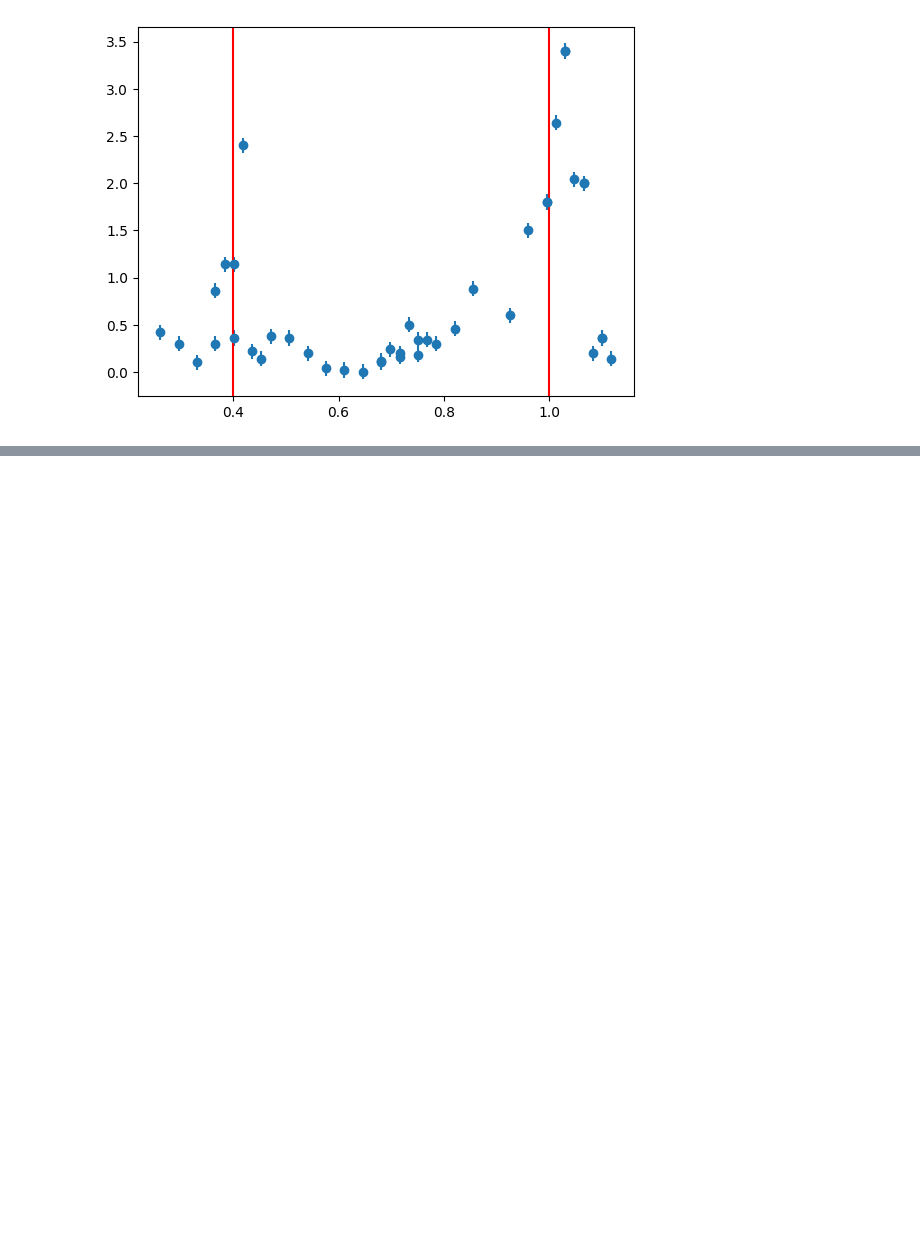
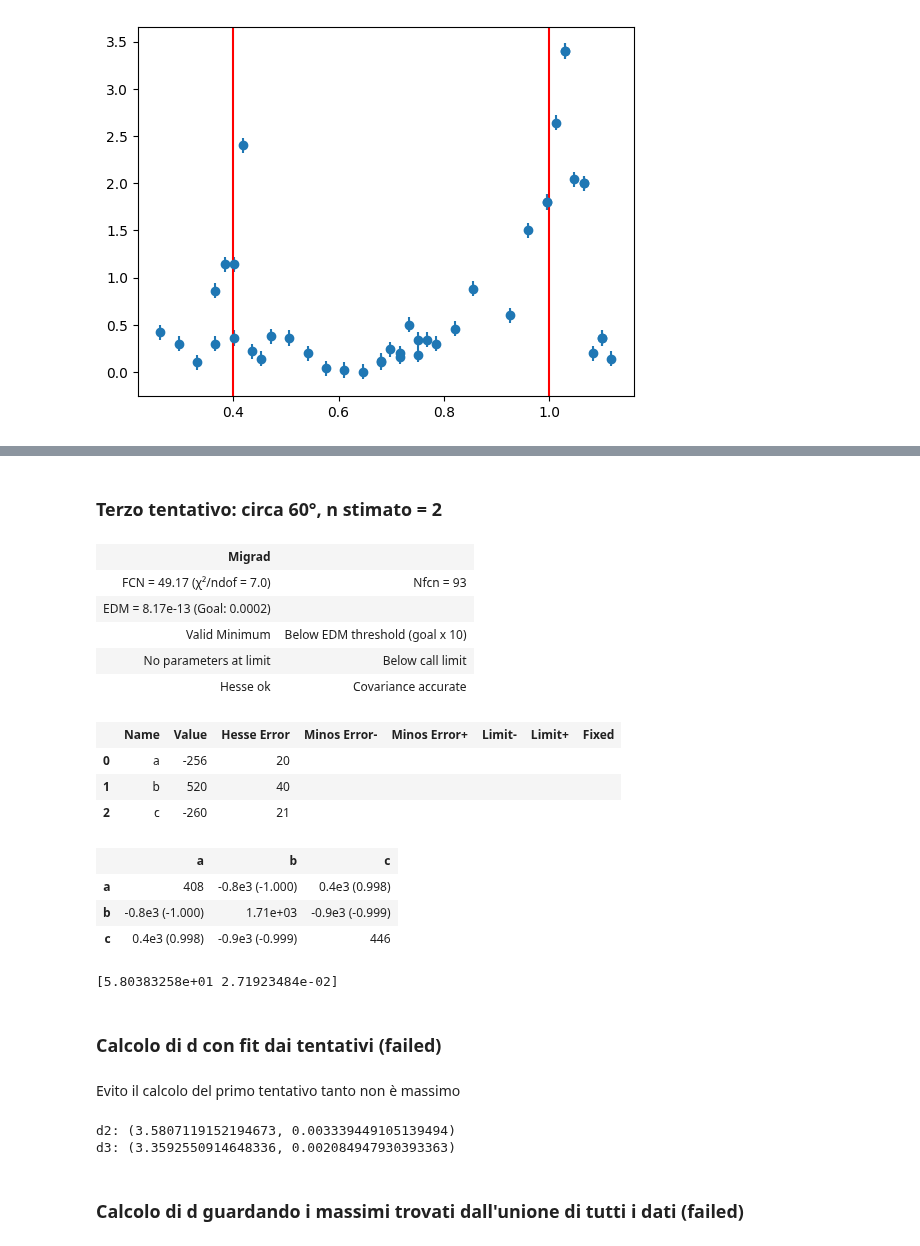
Before and after one commit to ARossiUnimib/Laboratorio-2---Gruppo-21-A.A.-2023-24, a Jupyter notebook: Notebooks/Microonde/Microonde.ipynb, the cells around one changed output, grey strips where cells are left out. Drawn from its saved outputs; the diff is of its cells as text; code cells hidden in the pictures; blank space fills up the shorter version.

```diff
--- a/Notebooks/Microonde/Microonde.ipynb
+++ b/Notebooks/Microonde/Microonde.ipynb
@@ -624,0 +502,51 @@ plt.show()
+# %% [markdown]
+### Terzo tentativo: circa 60°, n stimato = 2
+# %%
+thetas3 = np.array(np.radians([53,55, 57, 58, 59, 60, 61, 62, 63, 64]))
+M3 = np.array([0.6, 1.5, 1.8, 2.64, 3.4, 2.04, 2.0,  0.2, 0.36, 0.14])
+err_M3 = np.array([0.24] * len(M3))
+
+
+def model(x, a, b, c):
+    return c + b*x + a  *x**2
+
+minimi_quadrati = LeastSquares(thetas3, M3, err_M3, model)
+m = Minuit(minimi_quadrati, a=1, b=1, c=1)
+
+m.migrad()
+m.hesse()
+display(m)
+plt.show()
+
+theta_max3 = value_and_covariance("-b/ (2*a)", b=(m.values["b"], m.errors["b"]), a =(m.values["a"], m.errors["a"]))
+print(np.degrees(theta_max3))
+# %% [output]
+| Migrad |  |
+| FCN = 49.17 (χ²/ndof = 7.0) | Nfcn = 93 |
+| EDM = 8.17e-13 (Goal: 0.0002) |  |
+| Valid Minimum | Below EDM threshold (goal x 10) |
+| No parameters at limit | Below call limit |
+| Hesse ok | Covariance accurate |
+|  | Name | Value | Hesse Error | Minos Error- | Minos Error+ | Limit- | Limit+ | Fixed |
+| 0 | a | -256 | 20 |  |  |  |  |  |
+| 1 | b | 520 | 40 |  |  |  |  |  |
+| 2 | c | -260 | 21 |  |  |  |  |  |
+|  | a | b | c |
+| a | 408 | -0.8e3 (-1.000) | 0.4e3 (0.998) |
+| b | -0.8e3 (-1.000) | 1.71e+03 | -0.9e3 (-0.999) |
+| c | 0.4e3 (0.998) | -0.9e3 (-0.999) | 446 |
+[5.80383258e+01 2.71923484e-02]
+# %% [markdown]
+### Calcolo di d con fit dai tentativi (failed)
+# %% [markdown]
+Evito il calcolo del primo tentativo tanto non è massimo
+# %%
+d2 = value_and_covariance("(1 * 2.85) / (2 * sin(t) )", t = (theta_max2[0], theta_max2[1]))
+d3 = value_and_covariance("(2 * 2.85) / (2 * sin(t) )", t = (theta_max3[0], theta_max3[1]))
+print("d2: " + str(d2))
+print("d3: " + str(d3))
+# %% [output]
+d2: (3.5807119152194673, 0.003339449105139494)
+d3: (3.3592550914648336, 0.002084947930393363)
+# %% [markdown]
+### Calcolo di d guardando i massimi trovati dall'unione di tutti i dati (failed)
```
Also changed, not shown: parts of 27 cells of this notebook.
